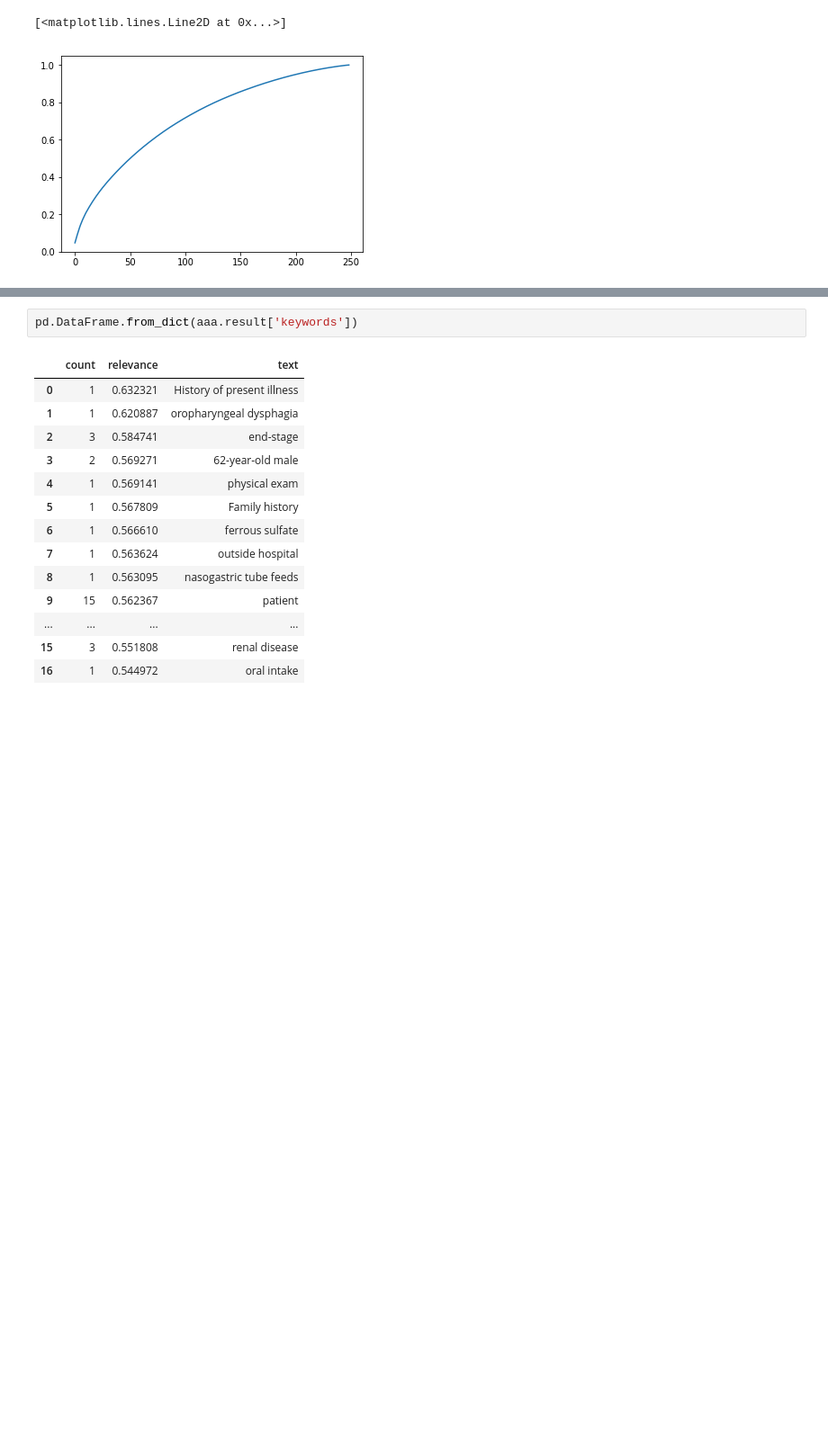
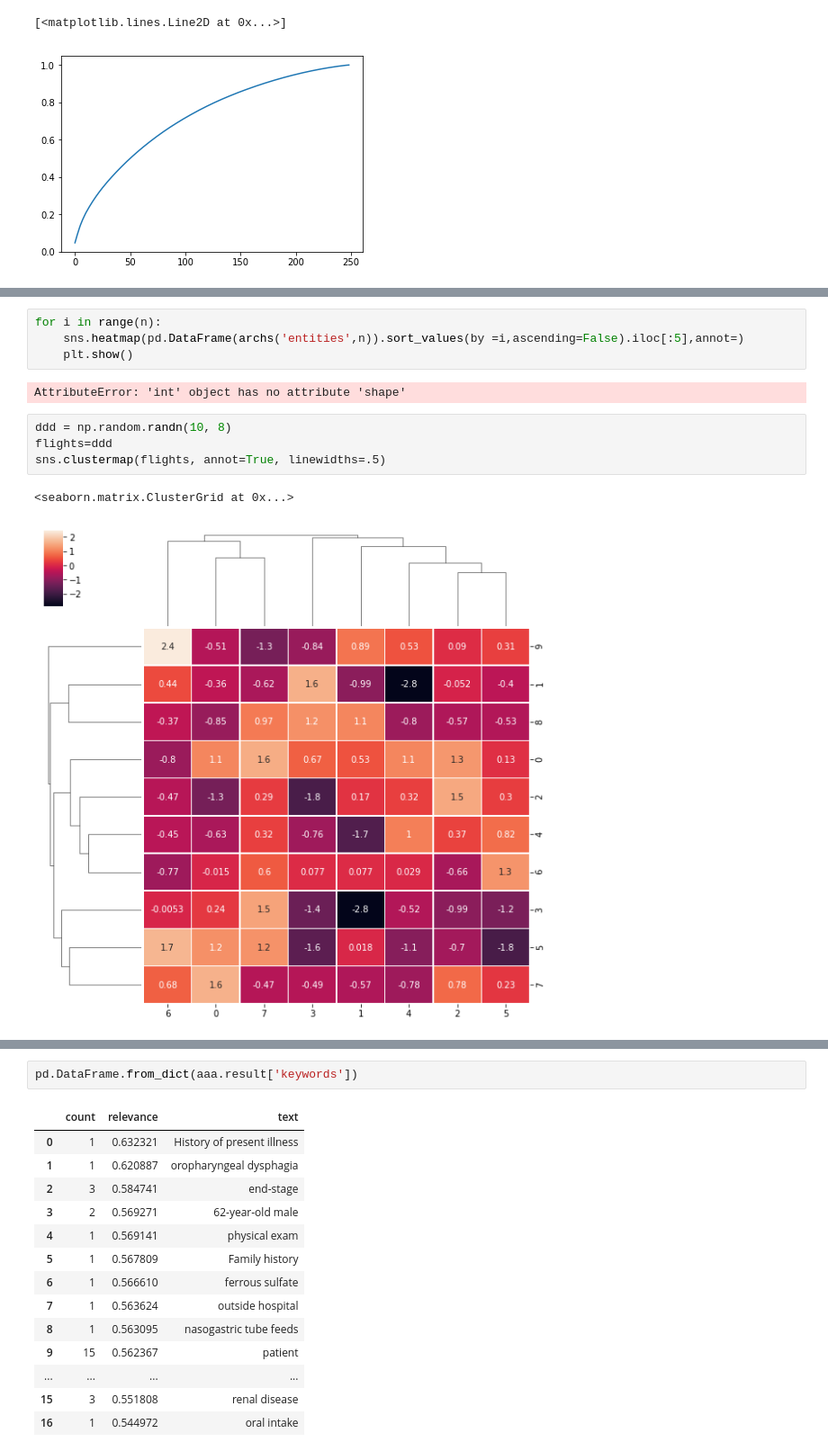
Before and after one commit to tonanhngo/dictation-nlu, a Jupyter notebook: workspace/ibm_nlu.ipynb, the cells around one changed output, grey strips where cells are left out. Shown at 90% size. Drawn from its saved outputs; the diff is of its cells as text; blank space fills up the shorter version.

```diff
--- a/workspace/ibm_nlu.ipynb
+++ b/workspace/ibm_nlu.ipynb
@@ -413,0 +471,13 @@ aaa = dian['3']
+# %%
+for i in range(n):
+    sns.heatmap(pd.DataFrame(archs('entities',n)).sort_values(by =i,ascending=False).iloc[:5],annot=)
+    plt.show()
+# %% [output]
+AttributeError: 'int' object has no attribute 'shape'
+# %%
+ddd = np.random.randn(10, 8)
+flights=ddd
+sns.clustermap(flights, annot=True, linewidths=.5)
+# %% [output]
+<seaborn.matrix.ClusterGrid at 0x...>
+[figure, added]
```
Also changed, not shown: parts of 8 cells of this notebook, 4 other files.
